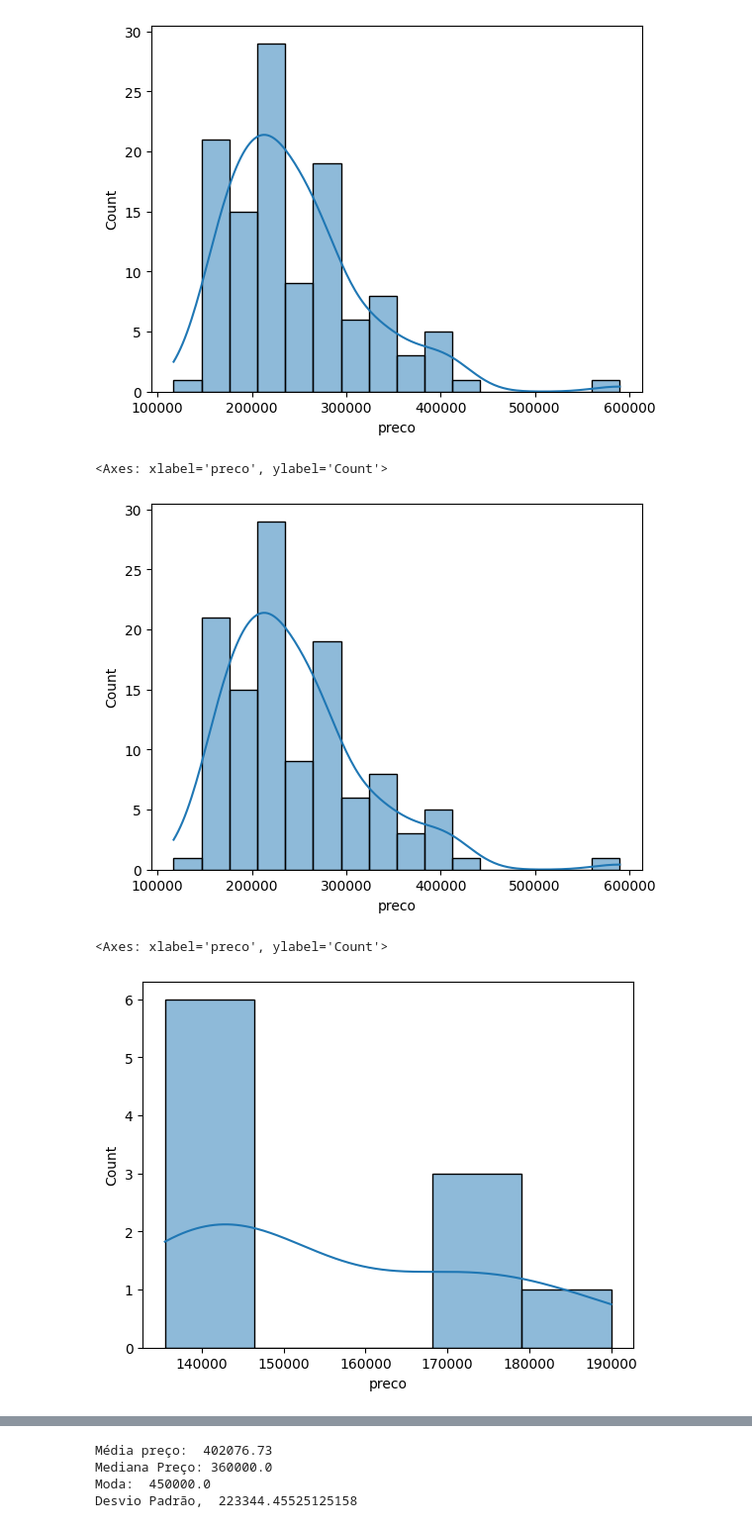
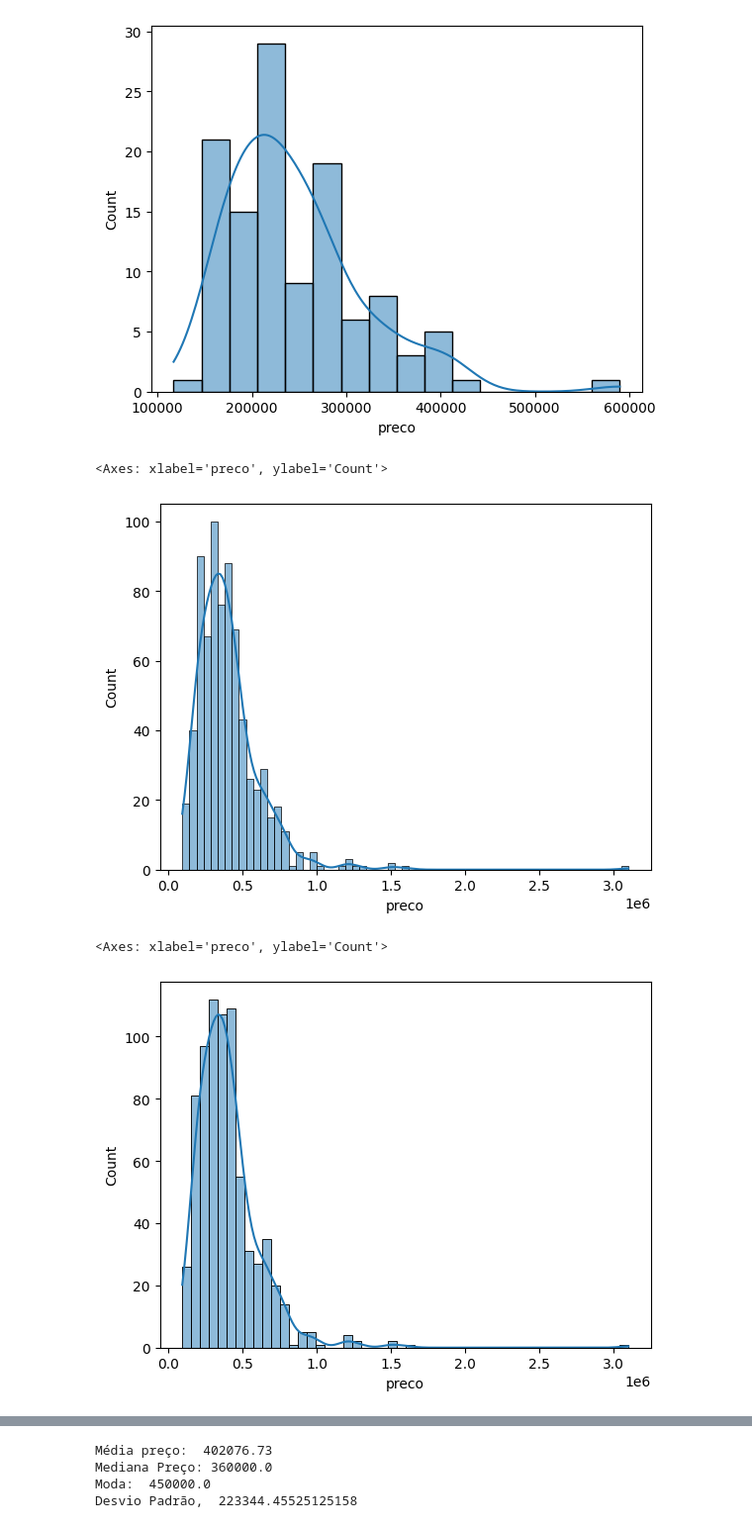
Before and after one commit to rodrigorocha1/extracao_viva_real_selenium, a Jupyter notebook: notebooks_exemplo/visualizacaov2.ipynb, the cells around one changed output, grey strips where cells are left out. Shown at 99% size. Drawn from its saved outputs; the diff is of its cells as text; code cells hidden in the pictures.

```diff
--- a/notebooks_exemplo/visualizacaov2.ipynb
+++ b/notebooks_exemplo/visualizacaov2.ipynb
@@ -205,13 +227,14 @@ sns.histplot(data=dados_sumarezinho, x='preco', kde=True)
 <Axes: xlabel='preco', ylabel='Count'>
 [figure]
 # %%
-sns.histplot(data=dados_sumarezinho, x='preco', kde=True)
+sns.histplot(data=dados_centro, x='preco', kde=True)
 # %% [output]
 <Axes: xlabel='preco', ylabel='Count'>
-[figure, old version]
+[figure, new version]
 # %%
-k = obter_numero_classe(dados_jardim_macedo)
-sns.histplot(data=dados_jardim_macedo, x='preco', kde=True)
+
+k = obter_numero_classe(dados_centro)
+sns.histplot(data=dados_centro, x='preco', bins=50, kde=True)
 # %% [output]
 <Axes: xlabel='preco', ylabel='Count'>
-[figure, old version]
+[figure, new version]
```
Also changed, not shown: parts of 22 cells of this notebook.
